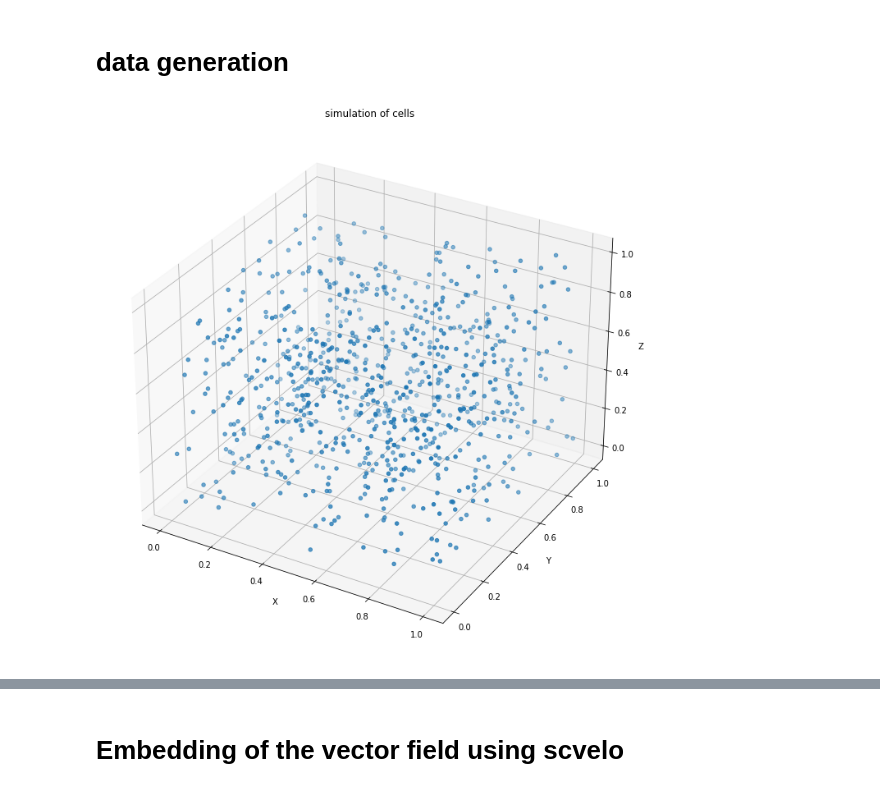
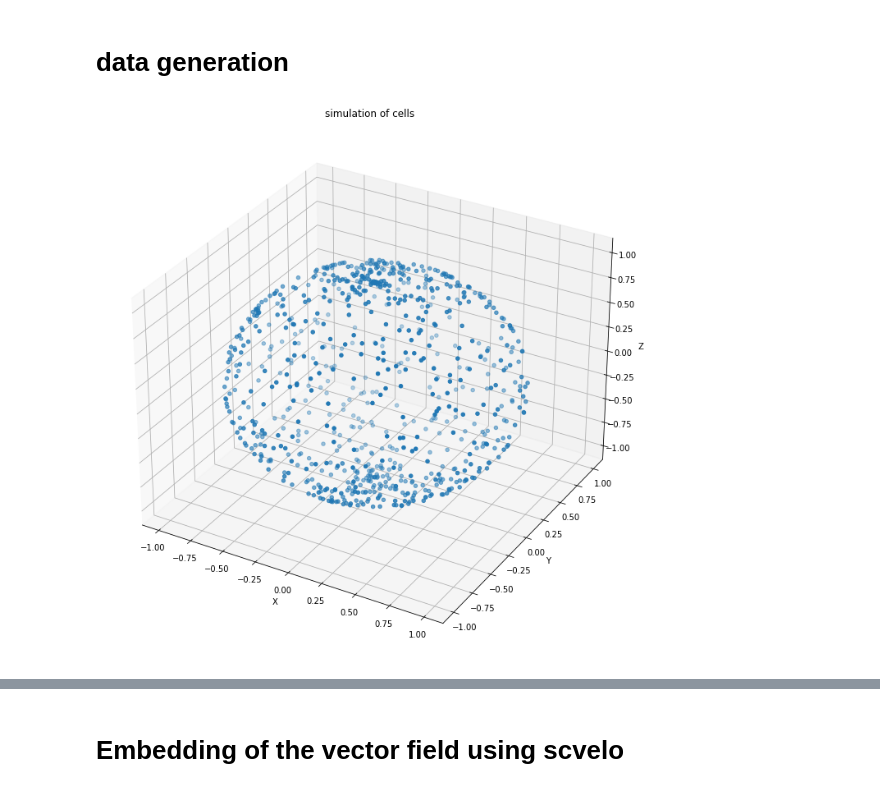
Before and after one commit to jadetherras/bachelor_project, a Jupyter notebook: parametrisation.ipynb, the cells around one changed output, grey strips where cells are left out. Drawn from its saved outputs; the diff is of its cells as text; code cells hidden in the pictures.

```diff
--- a/parametrisation.ipynb
+++ b/parametrisation.ipynb
@@ -46,0 +64,19 @@ test :
+# %%
+def plot3D(E,save = '') :
+    fig = plt.figure(figsize=(12, 12))
+    ax = fig.add_subplot(projection='3d')
+    ax.set_title('simulation of cells')
+    ax.set_xlabel('X')
+    ax.set_ylabel('Y')
+    ax.set_zlabel('Z')
+
+    #ax.set_xlim(-1,1)
+    #ax.set_ylim(-1,1)
+    #ax.set_zlim(-1,1)
+
+    ax.scatter(E[:, 0],E[:, 1],E[:, 2])
+
+    if(save != '') :
+        plt.savefig(fname = 'graph/'+save+'.png')
+
+    plt.show()
@@ -236,25 +374,62 @@ def velocity_embedding(C,embedder,V) :
 # %%
 # generation of data (cells)
 
 n = 800
 
 #np.random.seed(42) #fix the seed
-cells = np.random.rand(n, 3) #random cells data
+
+#random cells data
+
+#cells = np.random.rand(n, 3)
+
+#for ball data
+
+cells = np.random.rand(n, 3)
+theta = [random.uniform(0, 2*np.pi) for i in range(0, n)]
+phi = [random.uniform(0, 2*np.pi) for i in range(0, n)]
+cells[:, 0] = np.cos(theta)*np.sin(phi)
+cells[:, 1] = np.sin(theta)*np.sin(phi)
+cells[:, 2] = np.cos(phi)
+
+#for line data
+
+#cells = np.random.rand(n, 3)
+#cells[:, 0] = 0
+#cells[:, 2] = 0
+
+#for tore data
+
+#a = 0.75
+#b = 0.3
+#theta = [random.uniform(0, 2*np.pi) for i in range(0, n)]
+#phi = [random.uniform(0, 2*np.pi) for i in range(0, n)]
+#cells[:, 0] = (a+b*np.cos(theta))*np.cos(phi)
+#cells[:, 1] = (a+b*np.cos(theta))*np.sin(phi)
+#cells[:, 2] = b*np.sin(theta)
+
+#for cluster data
+
+#cells = np.random.rand(n, 3)
+#theta = [random.uniform(0, 2*np.pi) for i in range(0, int(n/2))]
+#phi = [random.uniform(0, 2*np.pi) for i in range(0, int(n/2))]
+#cells[0:int(n/2), 0] = 0.5*np.cos(theta)*np.sin(phi) - 0.2
+#cells[0:int(n/2), 1] =  0.5*np.sin(theta)*np.sin(phi) - 0.2
+#cells[0:int(n/2), 2] =  0.5*np.cos(phi) -1
+
+
+#theta = [random.uniform(0, 2*np.pi) for i in range(0, int(n/2))]
+#phi = [random.uniform(0, 2*np.pi) for i in range(0, int(n/2))]
+#cells[int(n/2):n, 0] =  0.5*np.cos(theta)*np.sin(phi) +0.2
+#cells[int(n/2):n, 1] =  0.5*np.sin(theta)*np.sin(phi) +1
+#cells[int(n/2):n, 2] =  0.5*np.cos(phi) + 0.2
+
+
 # how to make it look more biological ? use real word data or clustered data ?
 #plot
-fig = plt.figure(figsize=(12, 12))
-ax = fig.add_subplot(projection='3d')
 
-ax.scatter(cells[:, 0],cells[:, 1],cells[:, 2])
-
-ax.set_title('simulation of cells')
-ax.set_xlabel('X')
-ax.set_ylabel('Y')
-ax.set_zlabel('Z')
-
-plt.show()
+plot3D(cells,'simulation of cells_cluster')
 # %% [output]
-[figure, old version]
+[figure, new version]
 # %%
 # generation of data (vector field)
 
```
Also changed, not shown: parts of 53 cells of this notebook.
